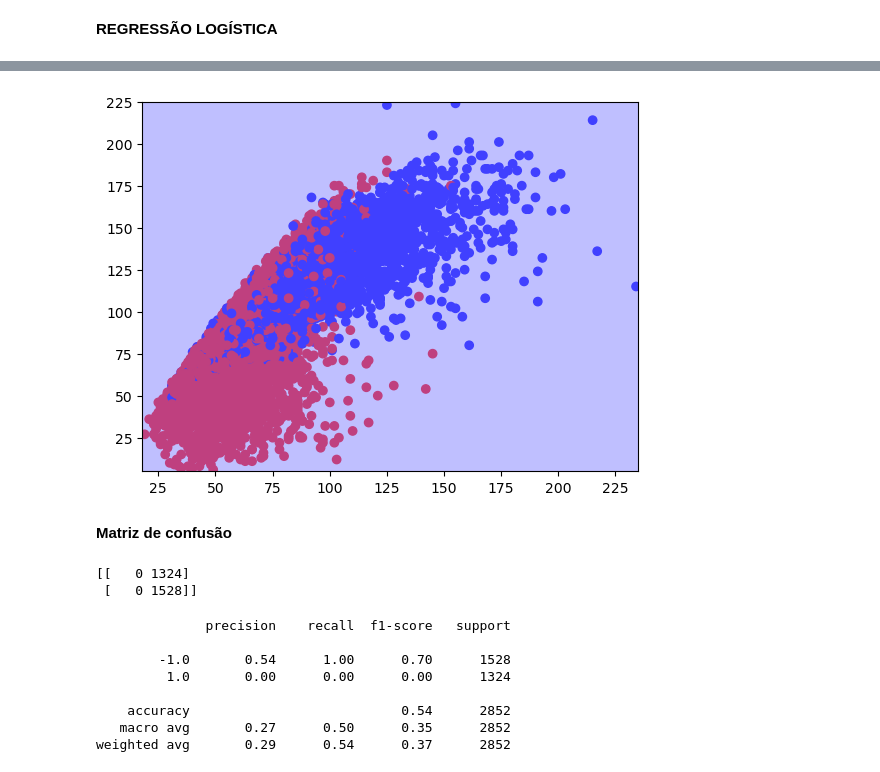
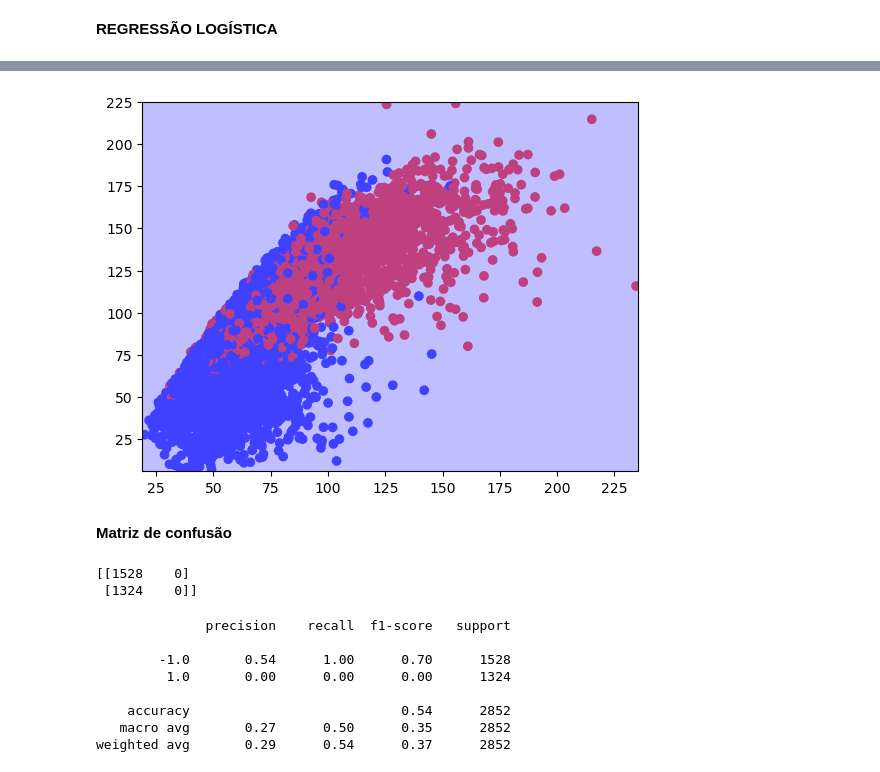
Before and after one commit to johnpaulnasc/Machine-Learning, a Jupyter notebook: processing_data.ipynb, the cells around one changed output, grey strips where cells are left out. Saved outputs shown, nothing was run; the diff lists cells and outputs as text; code cells hidden in the pictures.

```diff
--- a/processing_data.ipynb
+++ b/processing_data.ipynb
@@ -122,7 +94,7 @@ y_pred_lr = lr.predict(x_test)
 **LOGISTIC REGRESSION**
 # %%
 class LogisticRegression:
-  def __init__(self, eta=0.1, tmax=2, bs=1000000):
+  def __init__(self, eta=0.1, tmax=1000, bs=32):
     self.eta = eta
     self.tmax = tmax
     self.batch_size = bs
@@ -142,9 +114,9 @@ class LogisticRegression:
 
       for n in range(N):
         yN_wT = y[n] * np.transpose(w)
-        values_sum += y[n] * X[n] /( 1 + np.exp(np.inner(yN_wT, X[n])) )
+        values_sum += y[n] * X[n] / ( 1 + np.exp(np.dot(yN_wT, X[n])) )
 
-      gT = - ( values_sum / N )
+      gT = -(values_sum / N)
 
       if(np.linalg.norm(gT) < epsilon): break
 
@@ -152,24 +124,25 @@ class LogisticRegression:
 
     self.w = w
 
-  # funcao hipotese inferida pela regressa logistica
   def predict_prob(self, X):
-    return [ 1 / (1 - np.exp(-(self.__hypothesis_function(x)))) for x in X]
+    return [ self.__sigmoid(x) for x in X]
 
-  # Predicao por classificação linear
   def predict(self, X):
-    return [ 1 if(1 - np.exp(-(self.__hypothesis_function(x))) >= 0.5) else -1 for x in X]
+    return [ 1 if self.__sigmoid(x) >= 0.5 else -1 for x in X]
 
-  def getW(self):
-    return self.w
+  def get_w(self):
+    return self.w[1:]
 
-  def getRegressionY(self, regressionX, shift=0):
-    return (-self.w[0]+shift - self.w[1]*regressionX) / self.w[2]
+  def get_bias(self):
+    return self.w[0]
 
   # Private Methods
 
+  def __sigmoid(self, x):
+    return (1 / (1 + np.exp(-(self.__hypothesis_function(x)))))
+
   def __hypothesis_function(self, x):
-    return np.dot(np.transpose(self.w), x)
+    return self.w[0] * x[0] + np.dot(np.transpose(self.w[1:]), x[1:])
 # %% [markdown]
 ### Funções utilitárias
 # %%
@@ -276,8 +249,7 @@ lr.fit(new_train_df[:, 1:], new_train_df[:, 0])
 # LOGISTIC REGRESSION
 
 log_r = LogisticRegression()
-X = np.array([ [1, *item] for item in new_train_df[:, 1:] ])
-log_r.fit(X, new_train_df[:, 0])
+log_r.fit(add_1_column(new_train_df[:, 1:]), new_train_df[:, 0])
 # %% [markdown]
 ### Gráficos
 
@@ -341,6 +311,8 @@ array([ 0.        , -0.0324043 , -0.03179721])
 # %%
-plot_linear_classifier(new_train_df[:, 1:], new_train_df[:, 0], log_r.getW()[1:], log_r.getW()[0])
+x_train, y_train = new_train_df[:, 1:], new_train_df[:, 0]
+
+plot_linear_classifier(x_train, y_train, log_r.get_w(), log_r.get_bias())
 # %% [output]
-[figure, old version]
+[figure, new version]
 # %% [markdown]
 **Matriz  de confusão**
@@ -350,6 +319,6 @@ X = np.hstack((ones, new_test_df[:, 1:]))
 # %%
-print(confusion_matrix(new_test_df[:, 0], log_r.predict(X)))
+print(confusion_matrix(new_test_df[:, 0], log_r.predict(add_1_column(new_test_df[:, 1:]))))
 # %% [output]
-[[   0 1324]
- [   0 1528]]
+[[1528    0]
+ [1324    0]]
 # %%
```
Also changed, not shown: parts of 18 cells of this notebook, 1 other file.
